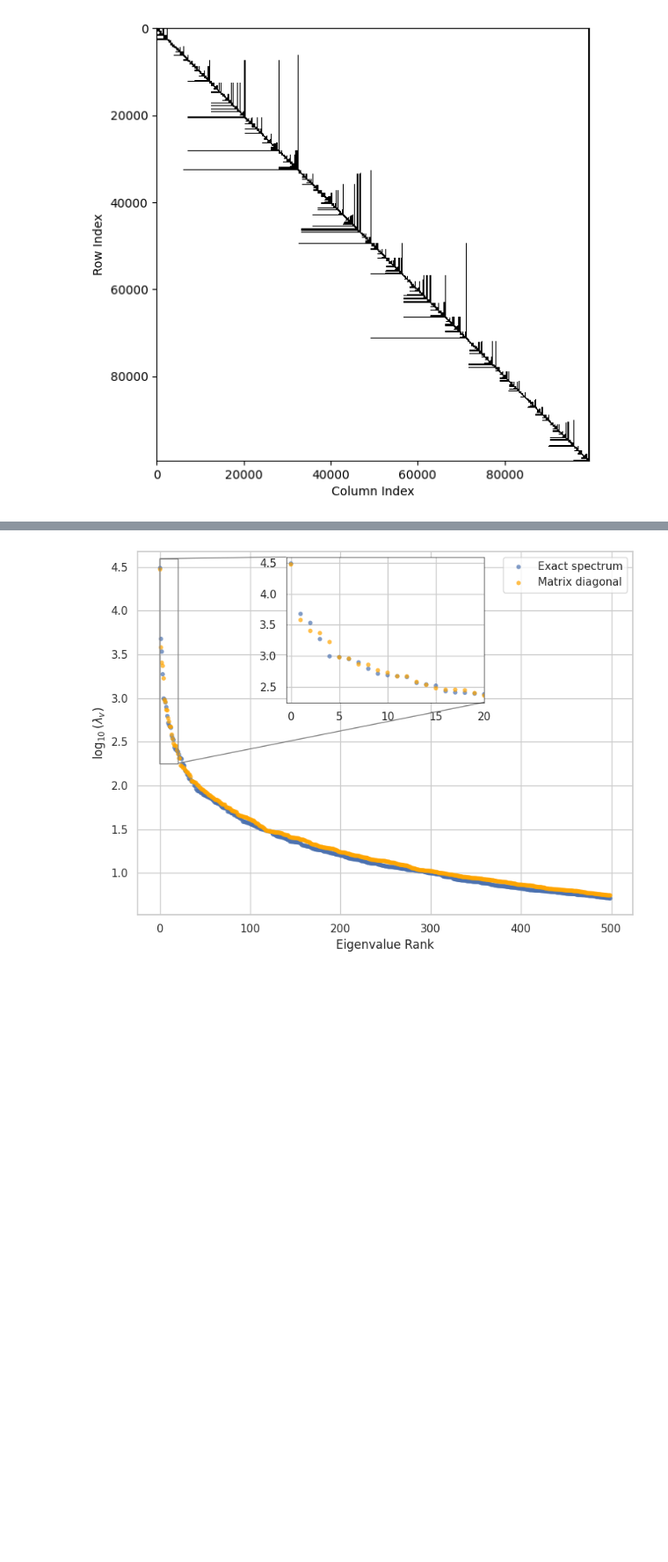
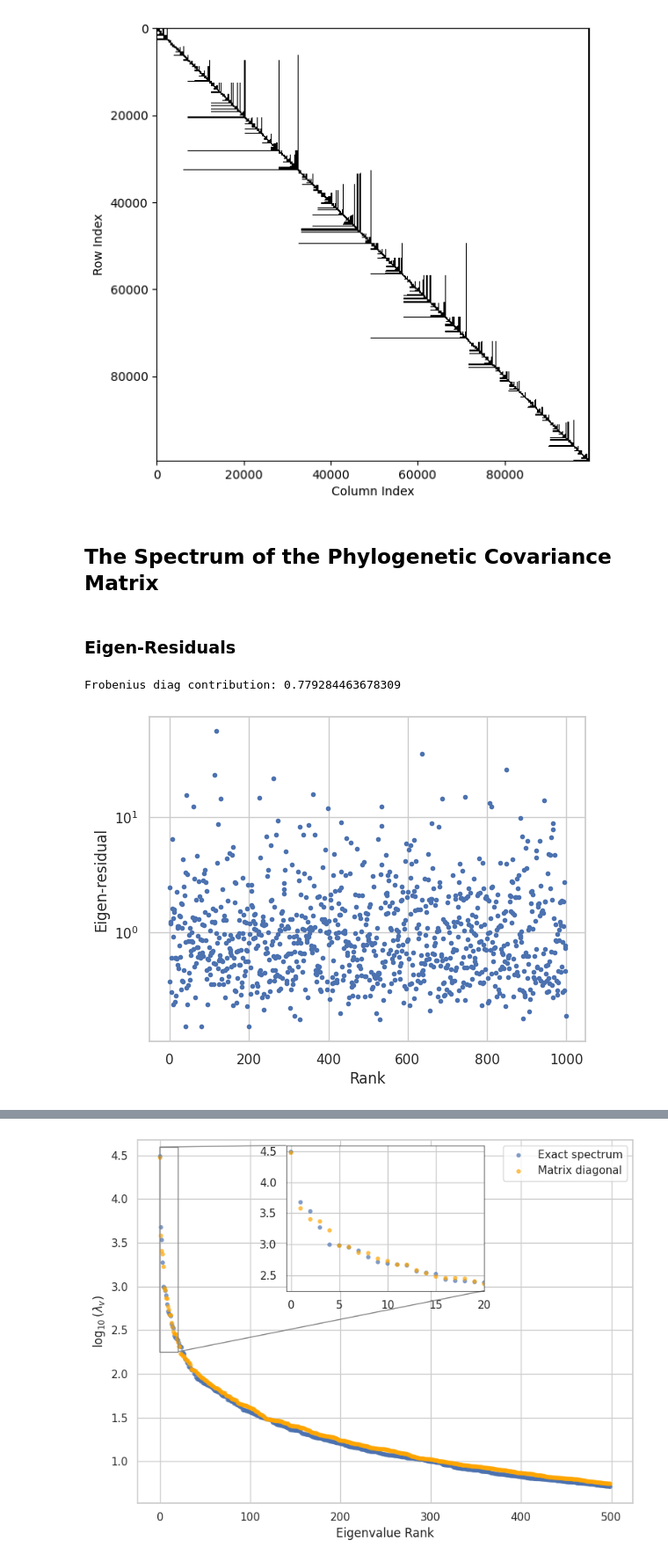
Before and after one commit to spsvihla/pcms, a Jupyter notebook: notebooks/sparsification_example.ipynb, the cells around one changed output, grey strips where cells are left out. Shown at 88% size. Drawn from its saved outputs; the diff is of its cells as text; code cells hidden in the pictures; blank space fills up the shorter version.

```diff
--- a/notebooks/sparsification_example.ipynb
+++ b/notebooks/sparsification_example.ipynb
@@ -400,3 +335,47 @@ plt.tight_layout()
 plt.show()
 # %% [output]
 [figure]
+# %% [markdown]
+## The Spectrum of the Phylogenetic Covariance Matrix
+# %% [markdown]
+### Eigen-Residuals
+# %%
+# Extract diagonal
+diag = S2.diagonal()          # 1D array
+D_fro = np.linalg.norm(diag)  # Frobenius norm of diagonal
+
+# Off-diagonal part
+from scipy.sparse import diags
+O = S2 - diags(diag)
+O_fro = np.sqrt(O.multiply(O).sum())  # efficient Frobenius norm
+
+# Frobenius ratio
+diag_contrib = D_fro / (D_fro + O_fro)
+print("Frobenius diag contribution:", diag_contrib)
+# %% [output]
+Frobenius diag contribution: 0.779284463678309
+# %%
+def eigen_residual(i, S, Q):
+    col = S.getcol(i)
+    col[i, 0] = 0.0
+    return Q @ col.toarray().ravel()
+
+def standardized_eigen_residuals(S, Q, diag, N):
+    idx = np.argsort(diag)[-N:]
+    out = np.empty(N)
+    for k, i in enumerate(idx):
+        sii = S[i, i]
+        out[k] = np.linalg.norm(eigen_residual(i, S, Q)) / abs(sii)
+    return idx, out
+# %%
+N = 1000
+idx, res = standardized_eigen_residuals(S2, Q2, diag, N)
+# %%
+plt.figure()
+plt.plot(res, marker=".", linestyle="none")
+plt.yscale("log")
+plt.xlabel("Rank")
+plt.ylabel("Eigen-residual")
+plt.show()
+# %% [output]
+[figure, added]
```
Also changed, not shown: parts of 30 cells of this notebook, 1 other file.
